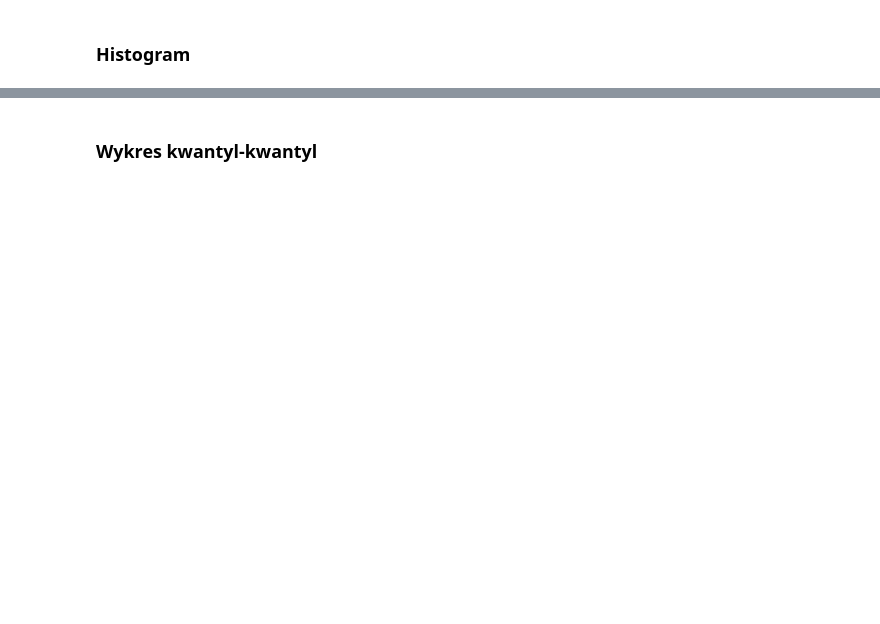
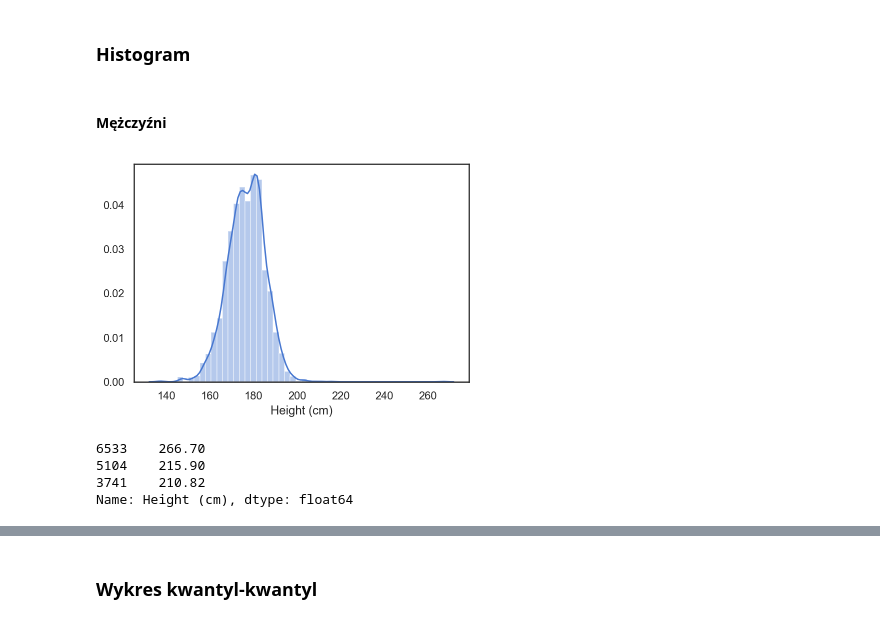
Before and after one commit to mariuszrokita/statistics, a Jupyter notebook: notebooks/normality-tests.ipynb, the cells around one changed output, grey strips where cells are left out. Saved outputs shown, nothing was run; the diff lists cells and outputs as text; code cells hidden in the pictures; blank space fills up the shorter version.

Commit message:
Added more info about visual ways of normality tests.

```diff
--- a/notebooks/normality-tests.ipynb
+++ b/notebooks/normality-tests.ipynb
@@ -8,0 +7,12 @@ import pandas as pd
+# %%
+import matplotlib.pyplot as plt
+import numpy as np
+import pandas as pd
+import seaborn as sns
+import statsmodels.api as sm
+
+# Get plots with higher resolution
+%config InlineBackend.figure_format = 'retina'
+
+# Default styling for plots
+sns.set(style="white", palette="muted", color_codes=True)
@@ -32,0 +45,3 @@ df.head(3)
+# %%
+male_df   = df[ df["Gender"] == "Male" ]
+female_df = df[ df["Gender"] == "Female" ]
@@ -33,2 +66,15 @@ df.head(3)
 # %% [markdown]
 ### Histogram
+# %% [markdown]
+#### Mężczyźni
+# %%
+sns.distplot(male_df["Height (cm)"]);
+# %% [output]
+[figure, added]
+# %%
+male_df["Height (cm)"].sort_values(ascending=False).head(3)
+# %% [output]
+6533    266.70
+5104    215.90
+3741    210.82
+Name: Height (cm), dtype: float64
```
Also changed, not shown: parts of 20 cells of this notebook.
